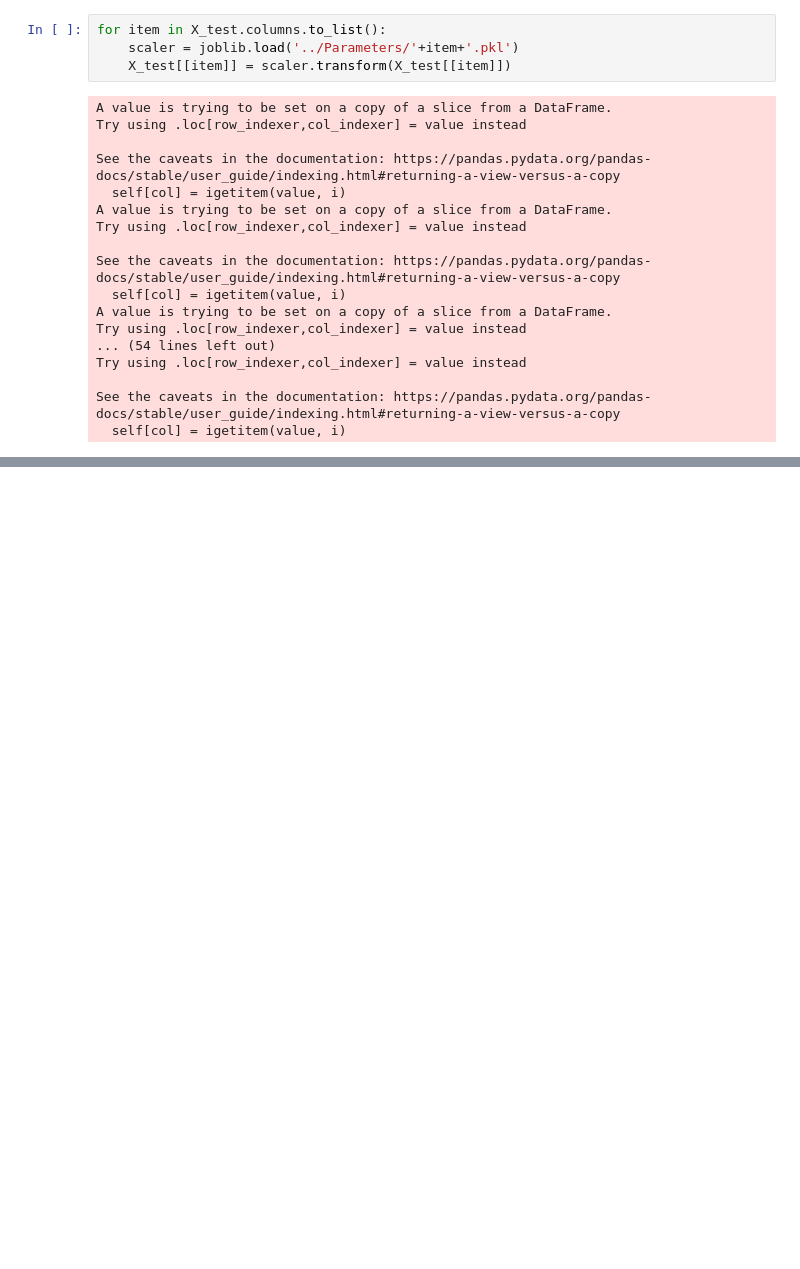
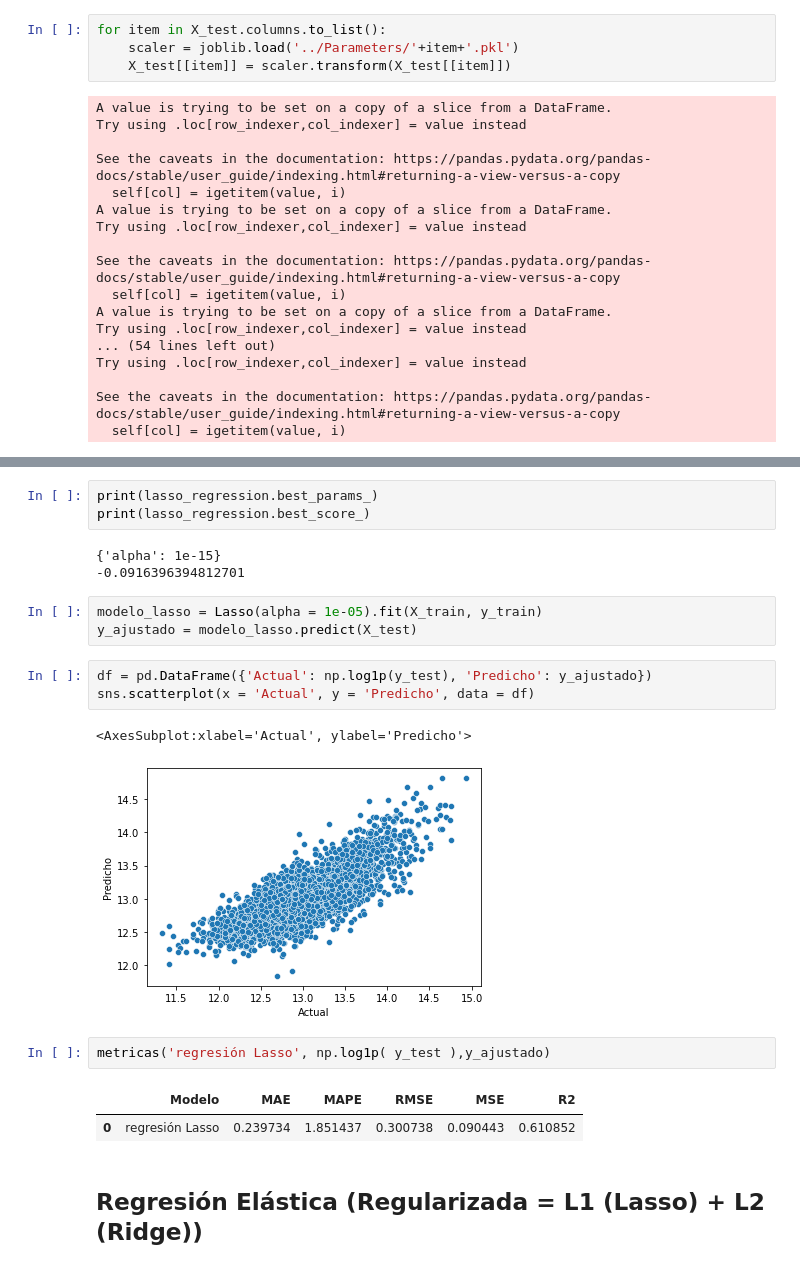
Before and after one commit to William-Roldan/Diplomado_Ciencia_de_datos, a Jupyter notebook: Note book/Primeros pasos, Machine learning.ipynb, the cells around one changed output, grey strips where cells are left out. Drawn from its saved outputs; the diff is of its cells as text; blank space fills up the shorter version.

```diff
--- a/Note book/Primeros pasos, Machine learning.ipynb
+++ b/Note book/Primeros pasos, Machine learning.ipynb
@@ -270,0 +403,22 @@ X_test.head()
+# %%
+print(lasso_regression.best_params_)
+print(lasso_regression.best_score_)
+# %% [output]
+{'alpha': 1e-15}
+-0.0916396394812701
+# %%
+modelo_lasso = Lasso(alpha = 1e-05).fit(X_train, y_train)
+y_ajustado = modelo_lasso.predict(X_test)
+# %%
+df = pd.DataFrame({'Actual': np.log1p(y_test), 'Predicho': y_ajustado})
+sns.scatterplot(x = 'Actual', y = 'Predicho', data = df)
+# %% [output]
+<AxesSubplot:xlabel='Actual', ylabel='Predicho'>
+[figure, added]
+# %%
+metricas('regresión Lasso', np.log1p( y_test ),y_ajustado)
+# %% [output]
+|  | Modelo | MAE | MAPE | RMSE | MSE | R2 |
+| 0 | regresión Lasso | 0.239734 | 1.851437 | 0.300738 | 0.090443 | 0.610852 |
+# %% [markdown]
+## Regresión Elástica (Regularizada = L1 (Lasso) + L2 (Ridge))
```
Also changed, not shown: parts of 87 cells of this notebook, 9 other files.
